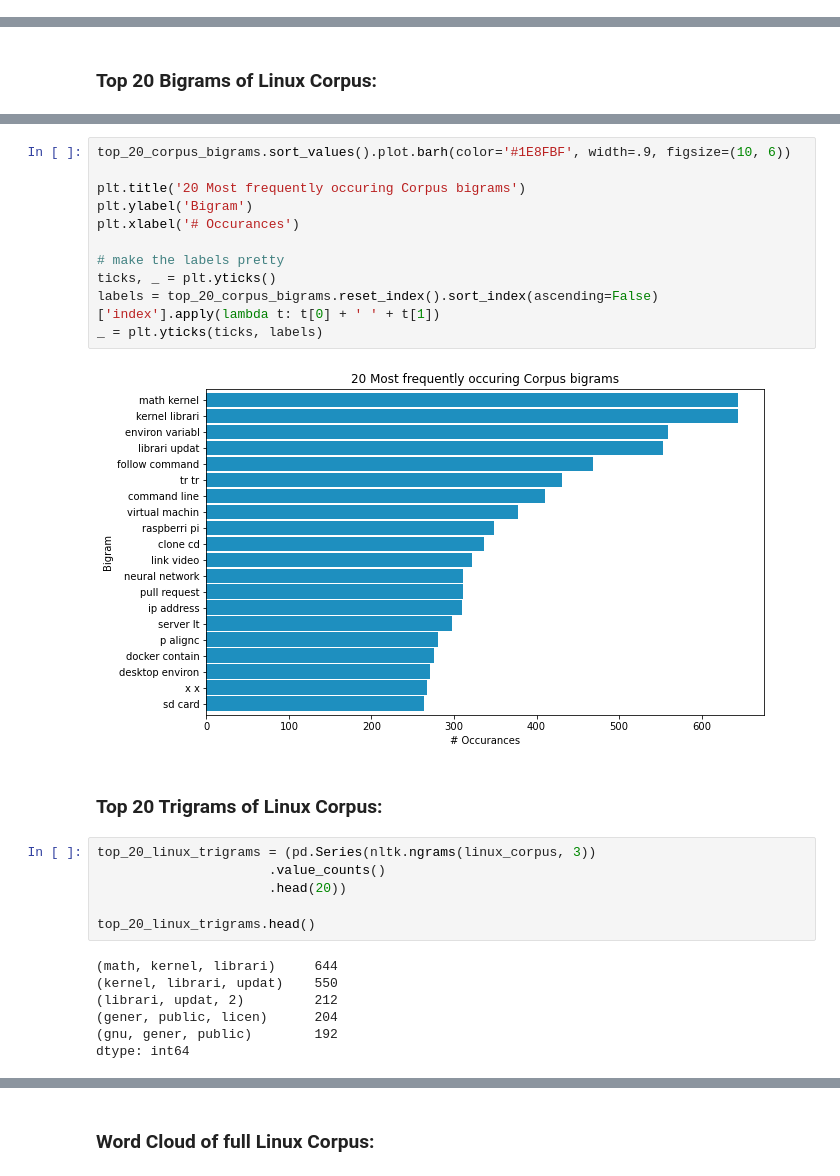
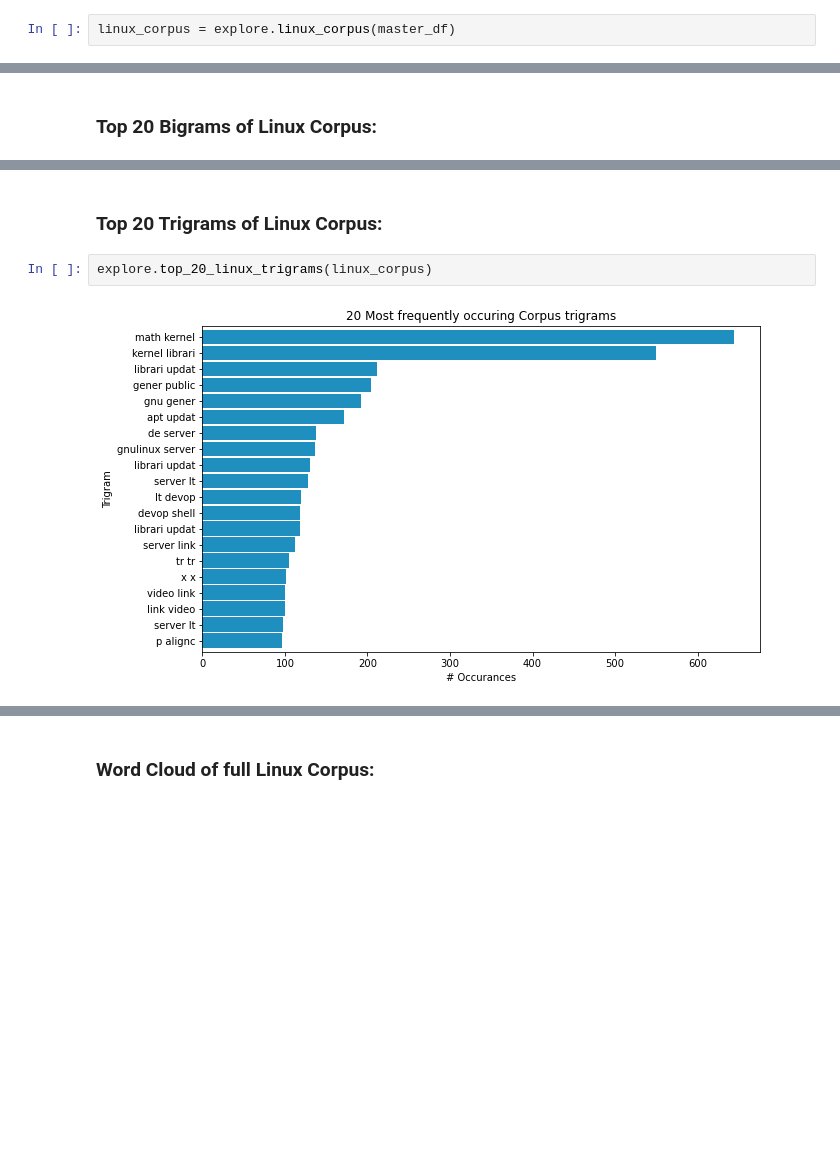
Before and after one commit to jemison-nlp-AnJeSt/github-NLP-project, a Jupyter notebook: Final_Notebook.ipynb, the cells around one changed output, grey strips where cells are left out. Cells and saved outputs as stored; diff of their text form; blank space fills up the shorter version.

```diff
--- a/Final_Notebook.ipynb
+++ b/Final_Notebook.ipynb
@@ -216,3 +184,5 @@ linux_corpus = pd.Series(corpus_words)
+# %%
+linux_corpus = explore.linux_corpus(master_df)
 # %%
 #taking a look at Corpus words:
 linux_corpus.describe()
@@ -272,28 +221,6 @@ dtype: int64
-# %%
-top_20_corpus_bigrams.sort_values().plot.barh(color='#1E8FBF', width=.9, figsize=(10, 6))
-
-plt.title('20 Most frequently occuring Corpus bigrams')
-plt.ylabel('Bigram')
-plt.xlabel('# Occurances')
-
-# make the labels pretty
-ticks, _ = plt.yticks()
-labels = top_20_corpus_bigrams.reset_index().sort_index(ascending=False)['index'].apply(lambda t: t[0] + ' ' + t[1])
-_ = plt.yticks(ticks, labels)
-# %% [output]
-[figure, removed]
 # %% [markdown]
 ### Top 20 Trigrams of Linux Corpus:
 # %%
-top_20_linux_trigrams = (pd.Series(nltk.ngrams(linux_corpus, 3))
-                      .value_counts()
-                      .head(20))
-
-top_20_linux_trigrams.head()
+explore.top_20_linux_trigrams(linux_corpus)
 # %% [output]
-(math, kernel, librari)     644
-(kernel, librari, updat)    550
-(librari, updat, 2)         212
-(gener, public, licen)      204
-(gnu, gener, public)        192
-dtype: int64
+[figure, added]
```
Also changed, not shown: parts of 78 cells of this notebook, 3 other files.
